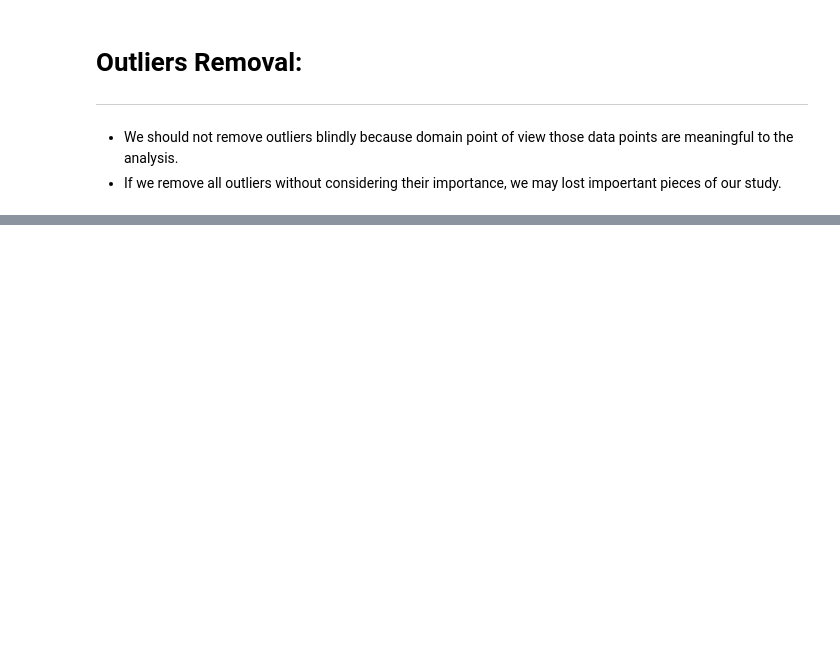
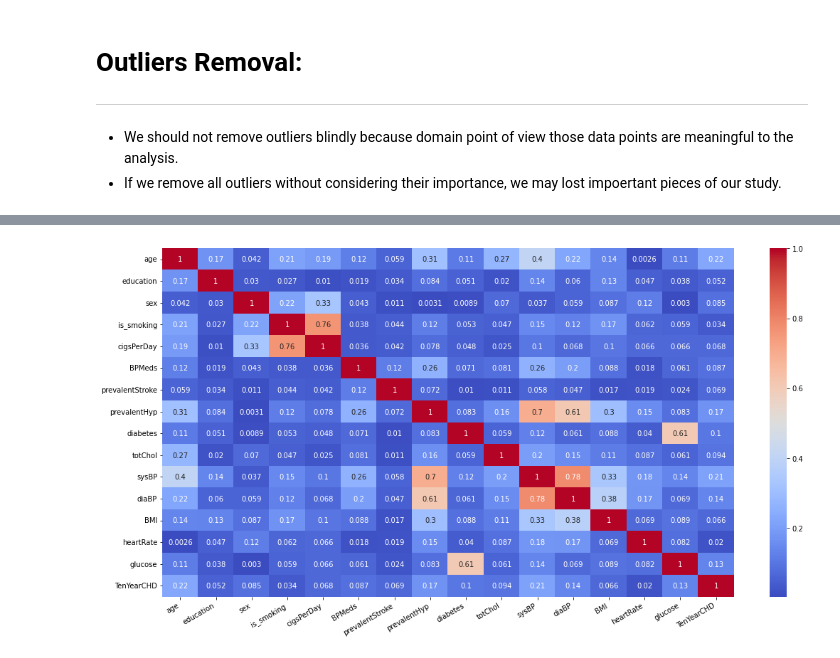
Before and after one commit to Kondasagar/Cardiovascular-Risk-Prediction, a Jupyter notebook: Cardiovascular_Risk_Prediction.ipynb, the cells around one changed output, grey strips where cells are left out. Saved outputs shown, nothing was run; the diff lists cells and outputs as text; code cells hidden in the pictures; blank space fills up the shorter version.

```diff
--- a/Cardiovascular_Risk_Prediction.ipynb
+++ b/Cardiovascular_Risk_Prediction.ipynb
@@ -281,0 +386,8 @@ for n,column in enumerate(numeric_features):
+# %%
+# Checking corelations
+plt.figure(figsize=(18,9))
+plot=sns.heatmap(abs(df.corr()), annot=True, cmap='coolwarm')
+plot.set_xticklabels(plot.get_xticklabels(), rotation=30, horizontalalignment='right')
+plt.show()
+# %% [output]
+[figure, added]
```
Also changed, not shown: parts of 10 cells of this notebook.
